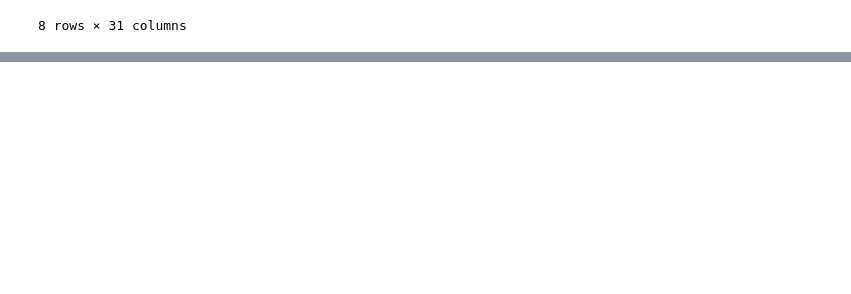
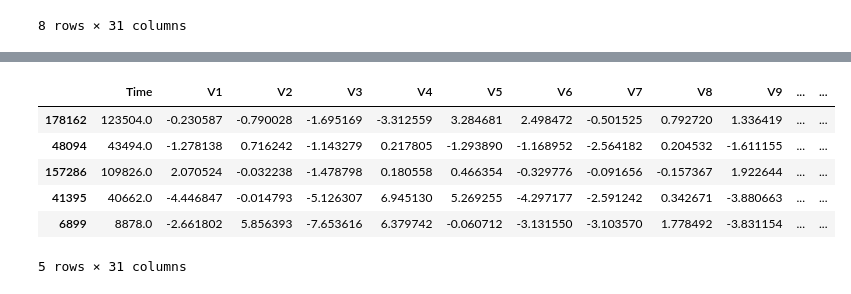
Before and after one commit to adrepd/TA-credit-card-fraud-detection, a Jupyter notebook: main.ipynb, the cells around one changed output, grey strips where cells are left out. Drawn from its saved outputs; the diff is of its cells as text; code cells hidden in the pictures; blank space fills up the shorter version.

```diff
--- a/main.ipynb
+++ b/main.ipynb
@@ -28,0 +88,23 @@ df.describe()
+# %%
+#https://www.kaggle.com/janiobachmann/credit-fraud-dealing-with-imbalanced-datasets
+
+df = df.sample(frac=1)
+
+# amount of fraud classes 492 rows.
+fraud_df = df.loc[df['Class'] == 1]
+non_fraud_df = df.loc[df['Class'] == 0][:492]
+
+normal_distributed_df = pd.concat([fraud_df, non_fraud_df])
+
+# Shuffle dataframe rows
+new_df = normal_distributed_df.sample(frac=1, random_state=42)
+
+new_df.head()
+# %% [output]
+|  | Time | V1 | V2 | V3 | V4 | V5 | V6 | V7 | V8 | V9 | ... | ... |
+| 178162 | 123504.0 | -0.230587 | -0.790028 | -1.695169 | -3.312559 | 3.284681 | 2.498472 | -0.501525 | 0.792720 | 1.336419 | ... | ... |
+| 48094 | 43494.0 | -1.278138 | 0.716242 | -1.143279 | 0.217805 | -1.293890 | -1.168952 | -2.564182 | 0.204532 | -1.611155 | ... | ... |
+| 157286 | 109826.0 | 2.070524 | -0.032238 | -1.478798 | 0.180558 | 0.466354 | -0.329776 | -0.091656 | -0.157367 | 1.922644 | ... | ... |
+| 41395 | 40662.0 | -4.446847 | -0.014793 | -5.126307 | 6.945130 | 5.269255 | -4.297177 | -2.591242 | 0.342671 | -3.880663 | ... | ... |
+| 6899 | 8878.0 | -2.661802 | 5.856393 | -7.653616 | 6.379742 | -0.060712 | -3.131550 | -3.103570 | 1.778492 | -3.831154 | ... | ... |
+5 rows × 31 columns
```
Also changed, not shown: parts of 7 cells of this notebook.
